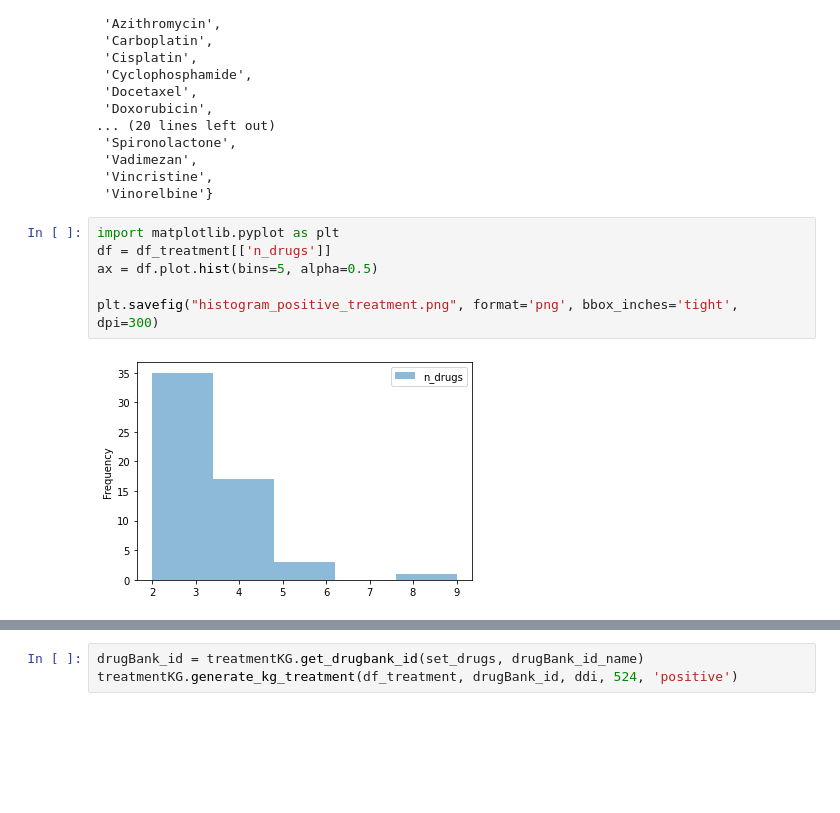
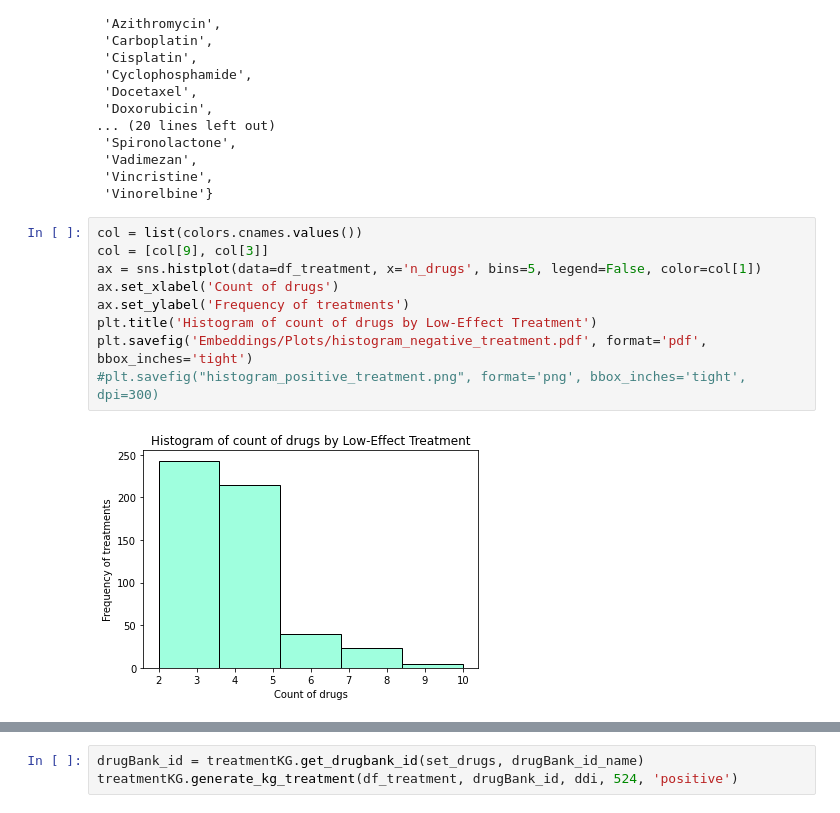
Before and after one commit to arivasm/Neuro-Symbolic_Treatment-Response, a Jupyter notebook: treatment_effectivenness.ipynb, the cells around one changed output, grey strips where cells are left out. Drawn from its saved outputs; the diff is of its cells as text; blank space fills up the shorter version.

```diff
--- a/treatment_effectivenness.ipynb
+++ b/treatment_effectivenness.ipynb
@@ -95,10 +99,13 @@ display(df_treatment, set_drugs)
  'Vincristine',
  'Vinorelbine'}
 # %%
-import matplotlib.pyplot as plt
-df = df_treatment[['n_drugs']]
-ax = df.plot.hist(bins=5, alpha=0.5)
-
-plt.savefig("histogram_positive_treatment.png", format='png', bbox_inches='tight', dpi=300)
+col = list(colors.cnames.values())
+col = [col[9], col[3]]
+ax = sns.histplot(data=df_treatment, x='n_drugs', bins=5, legend=False, color=col[1])
+ax.set_xlabel('Count of drugs')
+ax.set_ylabel('Frequency of treatments')
+plt.title('Histogram of count of drugs by Low-Effect Treatment')
+plt.savefig('Embeddings/Plots/histogram_negative_treatment.pdf', format='pdf', bbox_inches='tight')
+#plt.savefig("histogram_positive_treatment.png", format='png', bbox_inches='tight', dpi=300)
 # %% [output]
-[figure, old version]
+[figure, new version]
```
Also changed, not shown: parts of 10 cells of this notebook, 17 other files.
